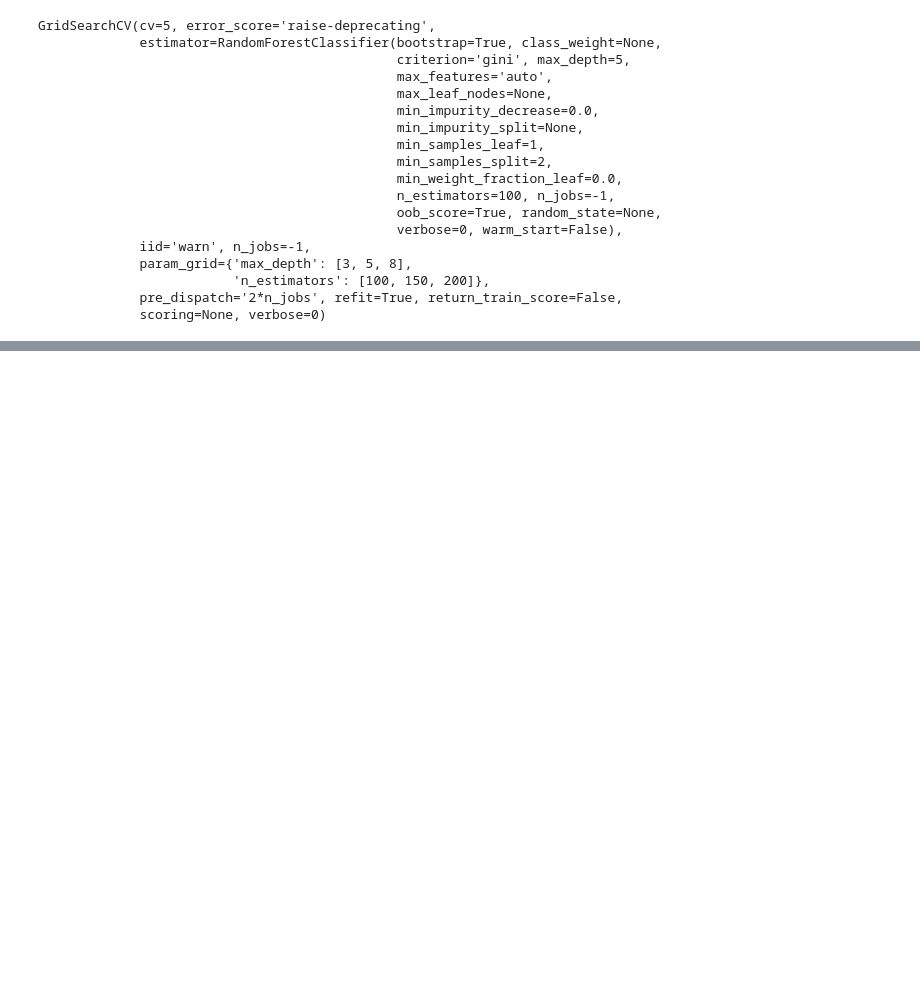
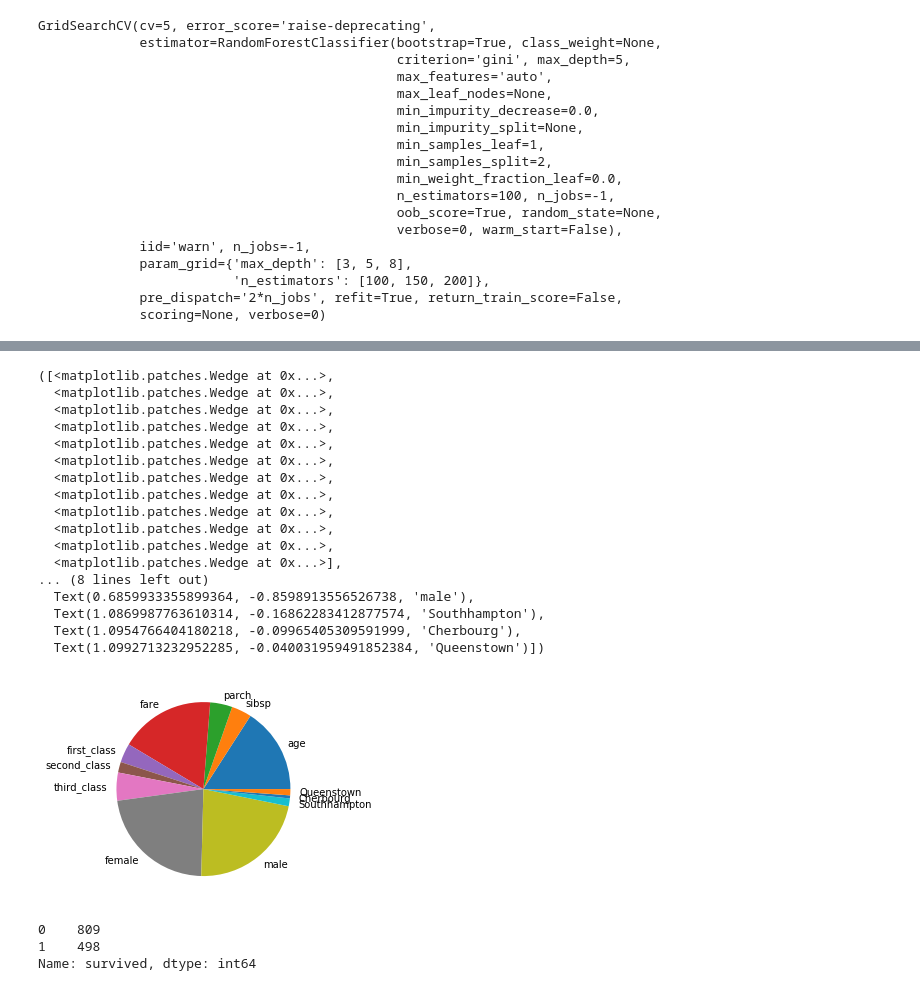
Before and after one commit to TimOgden/KaggleCompetition, a Jupyter notebook: titanic.ipynb, the cells around one changed output, grey strips where cells are left out. Saved outputs shown, nothing was run; the diff lists cells and outputs as text; code cells hidden in the pictures; blank space fills up the shorter version.

```diff
--- a/titanic.ipynb
+++ b/titanic.ipynb
@@ -34,7 +43,7 @@ class DataFrameSelector(BaseEstimator, TransformerMixin):
 # %%
 from sklearn.ensemble import RandomForestClassifier
 # %%
-clf = RandomForestClassifier(n_estimators=100, oob_score=True, n_jobs=-1, max_depth=5)
+clf = RandomForestClassifier(n_estimators=100, oob_score=True, n_jobs=-1, max_depth=5, bootstrap=True)
 # %%
 from sklearn.base import TransformerMixin
 import numpy as np
@@ -90,4 +105,5 @@ titanic_x = full_pipeline.fit_transform(frame.drop('survived', axis=1))
 # %%
 from sklearn.model_selection import train_test_split
 
-x_train, x_test, y_train, y_test = train_test_split(titanic_x, y, test_size=0.2)
+x_train, x_test, y_train, y_test = train_test_split(titanic_x, y, test_size=0.2, shuffle=False)
+x_train[0]
@@ -154,0 +174,10 @@ accuracy_score(y_test,predictions)
+# %%
+feature_names = ['age','sibsp','parch','fare','first_class','second_class','third_class',
+                 'female','male','Southhampton','Cherbourg','Queenstown']
+#feature_names = ['age','sibsp','parch','fare',
+#                 'female','male']
+val = 0
+for name, score in zip(feature_names,grid_search.best_estimator_.feature_importances_):
+    val += score
+    print(name,score)
+val
@@ -154,0 +198,27 @@ accuracy_score(y_test,predictions)
+# %%
+plt.pie(grid_search.best_estimator_.feature_importances_,labels=feature_names)
+# %% [output]
+([<matplotlib.patches.Wedge at 0x...>,
+  <matplotlib.patches.Wedge at 0x...>,
+  <matplotlib.patches.Wedge at 0x...>,
+  <matplotlib.patches.Wedge at 0x...>,
+  <matplotlib.patches.Wedge at 0x...>,
+  <matplotlib.patches.Wedge at 0x...>,
+  <matplotlib.patches.Wedge at 0x...>,
+  <matplotlib.patches.Wedge at 0x...>,
+  <matplotlib.patches.Wedge at 0x...>,
+  <matplotlib.patches.Wedge at 0x...>,
+  <matplotlib.patches.Wedge at 0x...>,
+  <matplotlib.patches.Wedge at 0x...>],
+... (8 lines left out)
+  Text(0.6859933355899364, -0.8598913556526738, 'male'),
+  Text(1.0869987763610314, -0.16862283412877574, 'Southhampton'),
+  Text(1.0954766404180218, -0.09965405309591999, 'Cherbourg'),
+  Text(1.0992713232952285, -0.040031959491852384, 'Queenstown')])
+[figure, added]
+# %%
+frame['survived'].value_counts()
+# %% [output]
+0    809
+1    498
+Name: survived, dtype: int64
```
Also changed, not shown: parts of 12 cells of this notebook.
